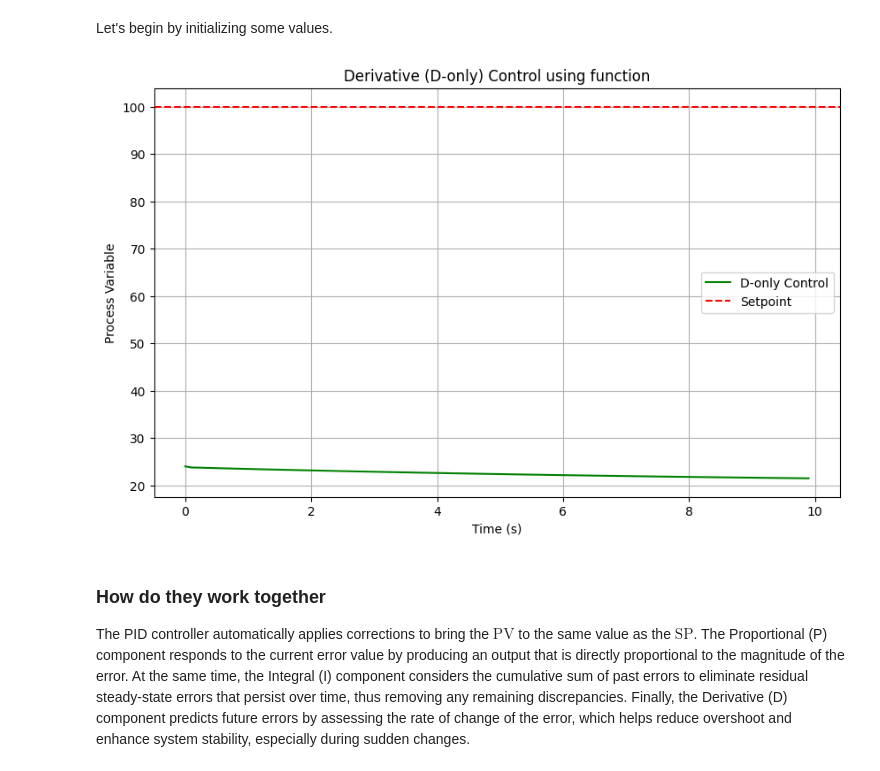
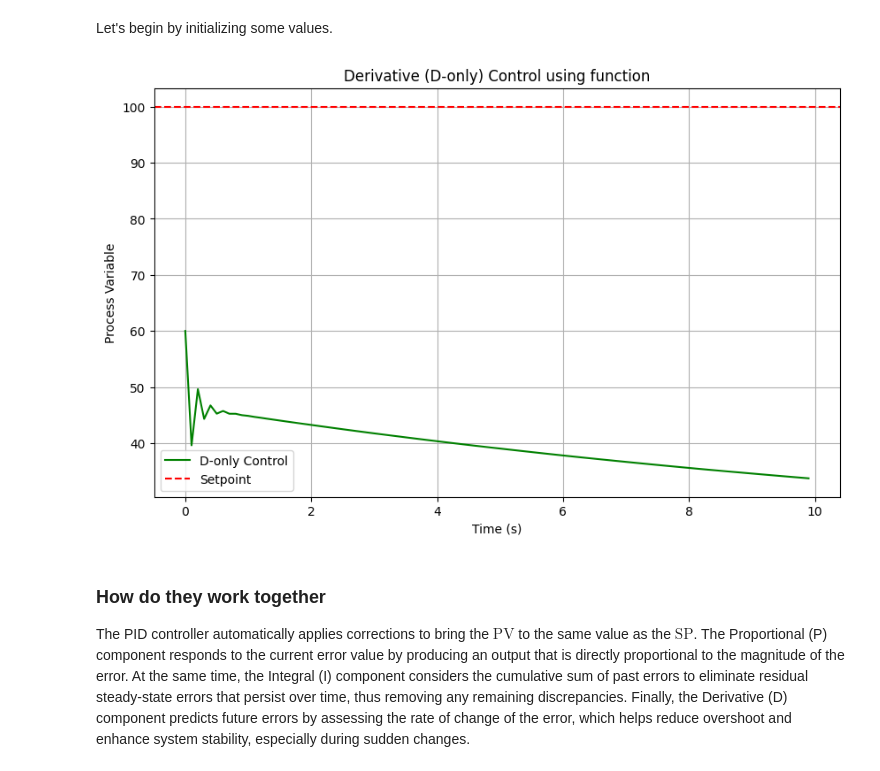
Before and after one commit to VladoDev03/pid-controller, a Jupyter notebook: pid-controller/pid-controller.ipynb, the cells around one changed output. Saved outputs shown, nothing was run; the diff lists cells and outputs as text; code cells hidden in the pictures.

```diff
--- a/pid-controller/pid-controller.ipynb
+++ b/pid-controller/pid-controller.ipynb
@@ -43,8 +43,16 @@ We are going to dive into each of them separately by partialy implementing the *
 
 However, before diving into the individual components, it would be helpful to have a way to visualize the results of each term. That’s why we need a plotting function.
 # %%
-def plot_terms():
-    print("Plotting...")
+def plot_terms(time, process_values, setpoint, label, title, color='blue'):
+    plt.figure(figsize=(10, 6))
+    plt.plot(time, process_values, label=label, color=color)
+    plt.axhline(setpoint, color='r', linestyle='--', label='Setpoint')
+    plt.xlabel('Time (s)')
+    plt.ylabel('Process Variable')
+    plt.title(title)
+    plt.legend()
+    plt.grid()
+    plt.show()
 # %% [markdown]
 ### P - Proportional
 The proportional term generates an output that directly relates to the current error value. This response is controlled by multiplying the error by a proportional gain constant $K_p$.
@@ -200,7 +192,7 @@ def derivative_term(Kd, error, previous_error, dt):
 Let's begin by initializing some values.
 # %%
 # relatively small value to avoid instability due to quick reaction to changes
-Ki = 0.5
+Kd = 0.5
 
 # the desired temperature inside the oven
 setpoint = 100
@@ -228,17 +220,9 @@ for t in time:
     process_values.append(process_variable)
     previous_error = error
 # %%
-plt.figure(figsize=(10, 6))
-plt.plot(time, process_values, label='D-only Control', color='green')
-plt.axhline(setpoint, color='r', linestyle='--', label='Setpoint')
-plt.xlabel('Time (s)')
-plt.ylabel('Process Variable')
-plt.title('Derivative (D-only) Control using function')
-plt.legend()
-plt.grid()
-plt.show()
+plot_terms(time, process_values, setpoint, label='D-only Control', title='Derivative (D-only) Control using function', color='green')
 # %% [output]
-[figure, old version]
+[figure, new version]
 # %% [markdown]
 ### How do they work together
 The PID controller automatically applies corrections to bring the $\text{PV}$ to the same value as the $\text{SP}$. The Proportional (P) component responds to the current error value by producing an output that is directly proportional to the magnitude of the error. At the same time, the Integral (I) component considers the cumulative sum of past errors to eliminate residual steady-state errors that persist over time, thus removing any remaining discrepancies. Finally, the Derivative (D) component predicts future errors by assessing the rate of change of the error, which helps reduce overshoot and enhance system stability, especially during sudden changes.
```
Also changed, not shown: parts of 10 cells of this notebook.
